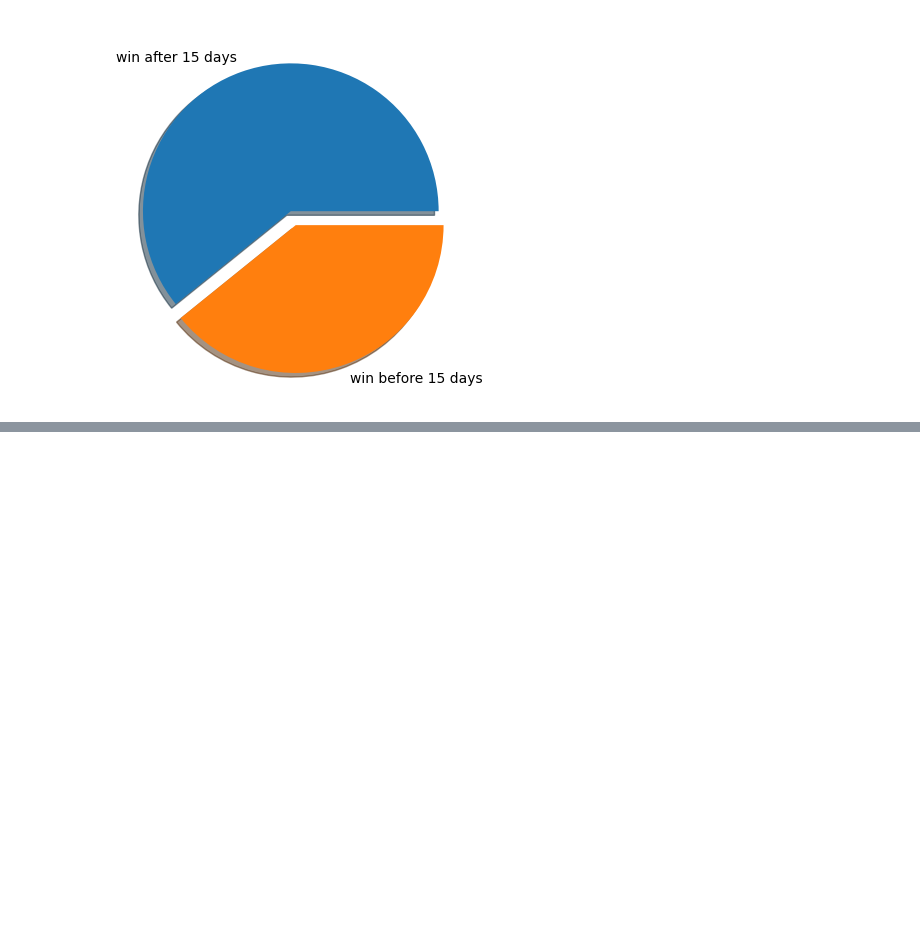
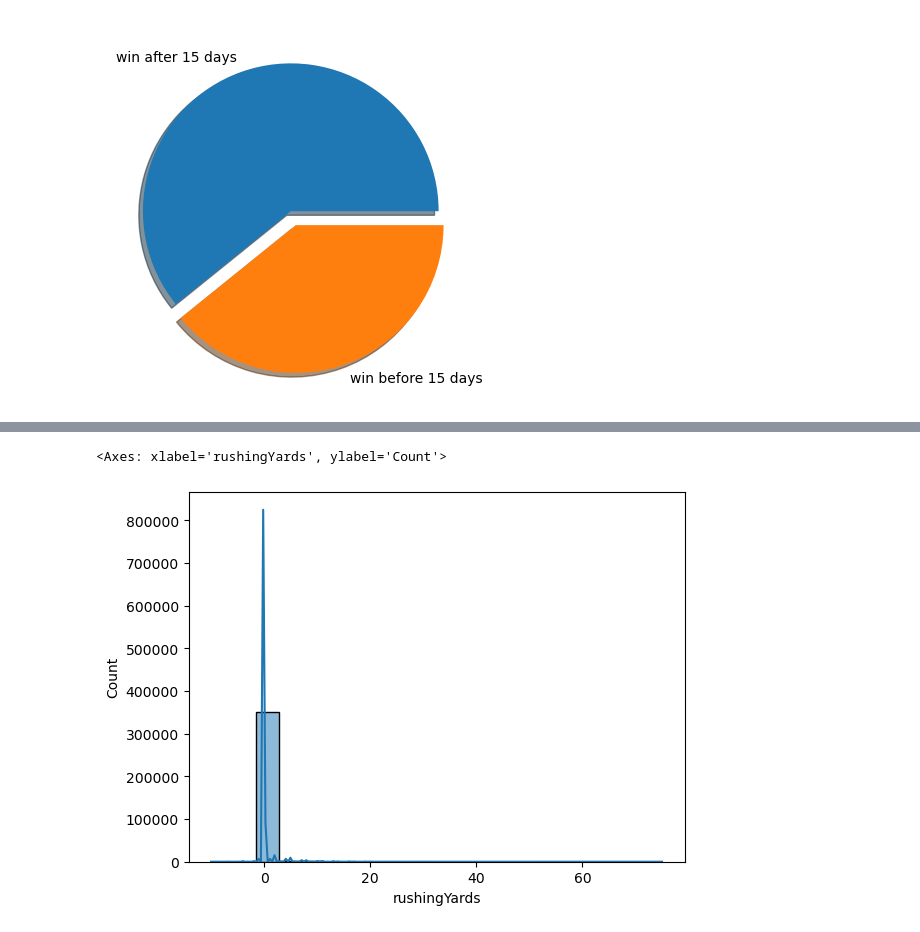
Before and after one commit to Aaryanshah428/NFL-Data-Analysis, a Jupyter notebook: analysis.ipynb, the cells around one changed output, grey strips where cells are left out. Drawn from its saved outputs; the diff is of its cells as text; code cells hidden in the pictures; blank space fills up the shorter version.

```diff
--- a/analysis.ipynb
+++ b/analysis.ipynb
@@ -482,0 +502,2 @@ plt.show()
+# %%
+player_play_df = pd.read_csv("data/player_play.csv")
@@ -482,0 +569,4 @@ plt.show()
+# %%
+null_value_percent = (player_play_df.isna().sum()/len(player_play_df))*100
+null_value_percent = null_value_percent.sort_values(ascending= False)
+null_value_percent
@@ -482,0 +591,5 @@ plt.show()
+# %%
+drop_columns = null_value_percent[null_value_percent > 80]
+
+drop_columns = drop_columns.index.tolist()
+drop_columns
@@ -482,0 +654,2 @@ plt.show()
+# %%
+player_play_df = player_play_df.drop(drop_columns, axis = 1)
@@ -482,0 +694,5 @@ plt.show()
+# %%
+sns.histplot(player_play_df["rushingYards"], kde = True)
+# %% [output]
+<Axes: xlabel='rushingYards', ylabel='Count'>
+[figure, added]
```
Also changed, not shown: parts of 27 cells of this notebook.
